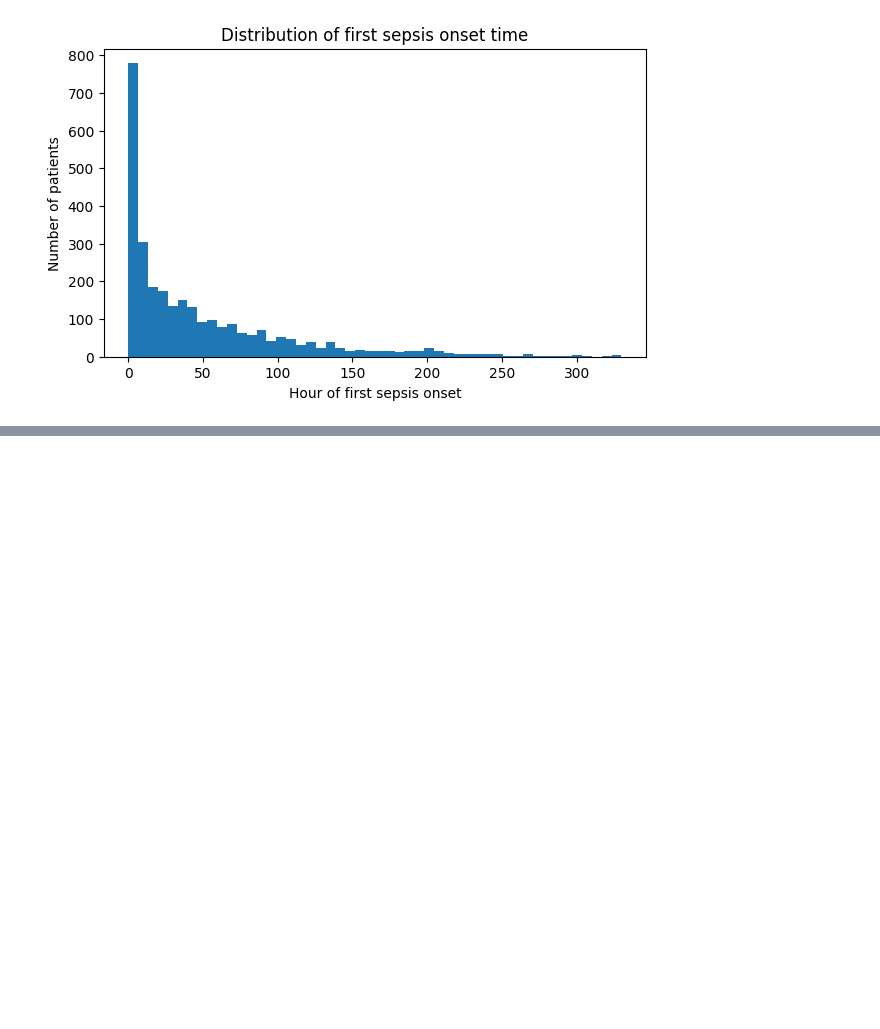
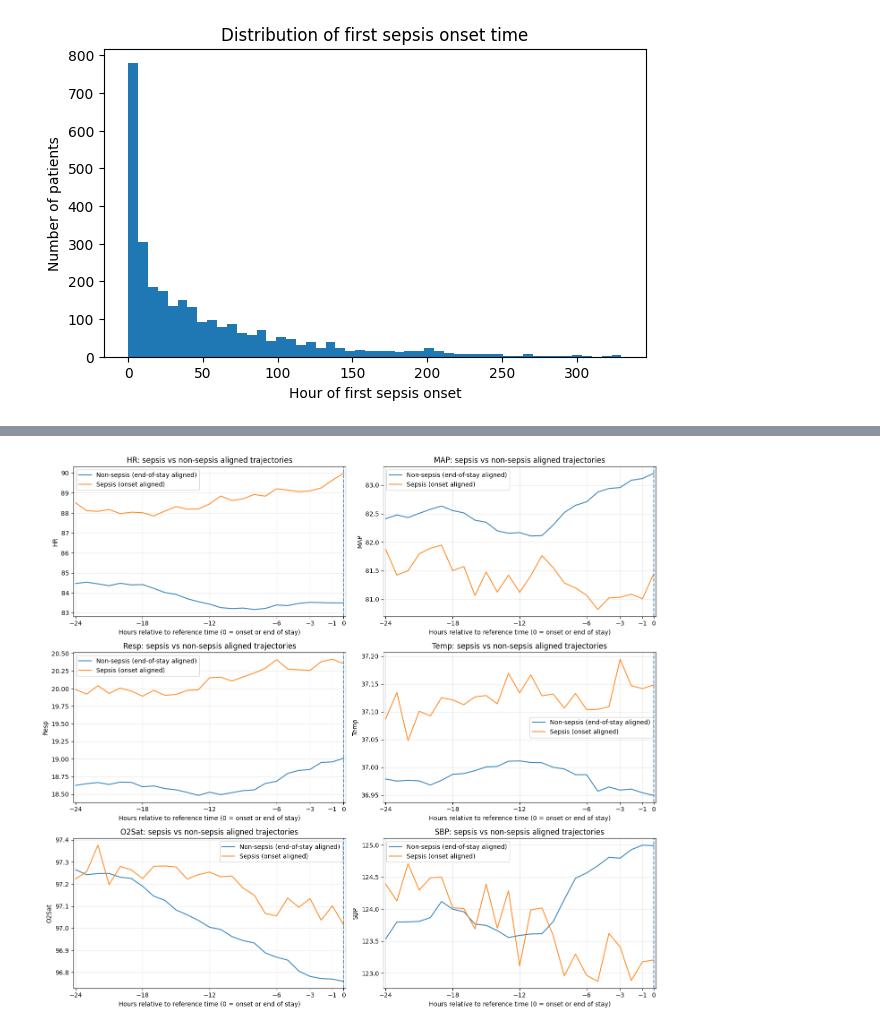
Before and after one commit to thuhieucn/Early-Sepsis-Prediction-in-Intensive-Care-Units, a Jupyter notebook: descriptive-analysis.ipynb, the cells around one changed output, grey strips where cells are left out. Saved outputs shown, nothing was run; the diff lists cells and outputs as text; code cells hidden in the pictures; blank space fills up the shorter version.

```diff
--- a/descriptive-analysis.ipynb
+++ b/descriptive-analysis.ipynb
@@ -218,0 +391,37 @@ df_hrv.groupby('Sepsis')['HR_std'].describe()
+# %%
+compare_features = [c for c in ['HR', 'MAP', 'Resp', 'Temp', 'O2Sat', 'SBP'] if c in X.columns]
+
+n = len(compare_features)
+ncols = 2
+nrows = math.ceil(n / ncols)
+
+fig, axes = plt.subplots(nrows, ncols, figsize=(14, 4.2 * nrows), sharex=False)
+axes = axes.flatten()
+
+for ax, col in zip(axes, compare_features):
+    sepsis_tmp = (
+        sepsis_pre_onset.groupby('time_to_onset')[col]
+        .mean()
+        .reset_index()
+        .rename(columns={'time_to_onset': 't', col: 'value'})
+        .sort_values('t')
+    )
+    non_tmp = (
+        non_window.groupby('time_to_ref')[col]
+        .mean()
+        .reset_index()
+        .rename(columns={'time_to_ref': 't', col: 'value'})
+        .sort_values('t')
+    )
+
+    ax.plot(non_tmp['t'], non_tmp['value'], label='Non-sepsis (end-of-stay aligned)', alpha=0.9)
+    ax.plot(sepsis_tmp['t'], sepsis_tmp['value'], label='Sepsis (onset aligned)', alpha=0.9)
+    ax.set_title(f'{col}: sepsis vs non-sepsis aligned trajectories')
+    ax.set_ylabel(col)
+    format_onset_axis(ax, xmin=TIME_RANGE[0], xmax=TIME_RANGE[1], xlabel='Hours relative to reference time (0 = onset or end of stay)')
+    ax.legend()
+
+plt.tight_layout()
+plt.show()
+# %% [output]
+[figure, added]
```
Also changed, not shown: parts of 14 cells of this notebook.
